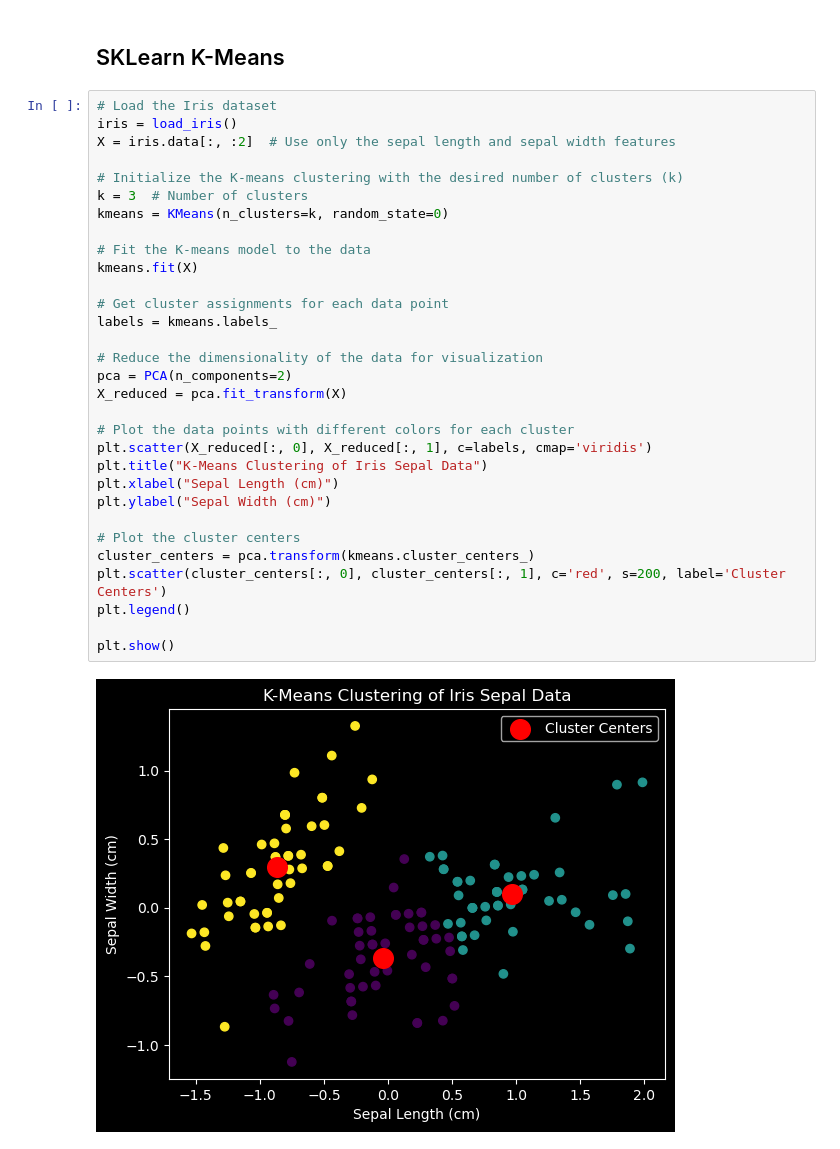
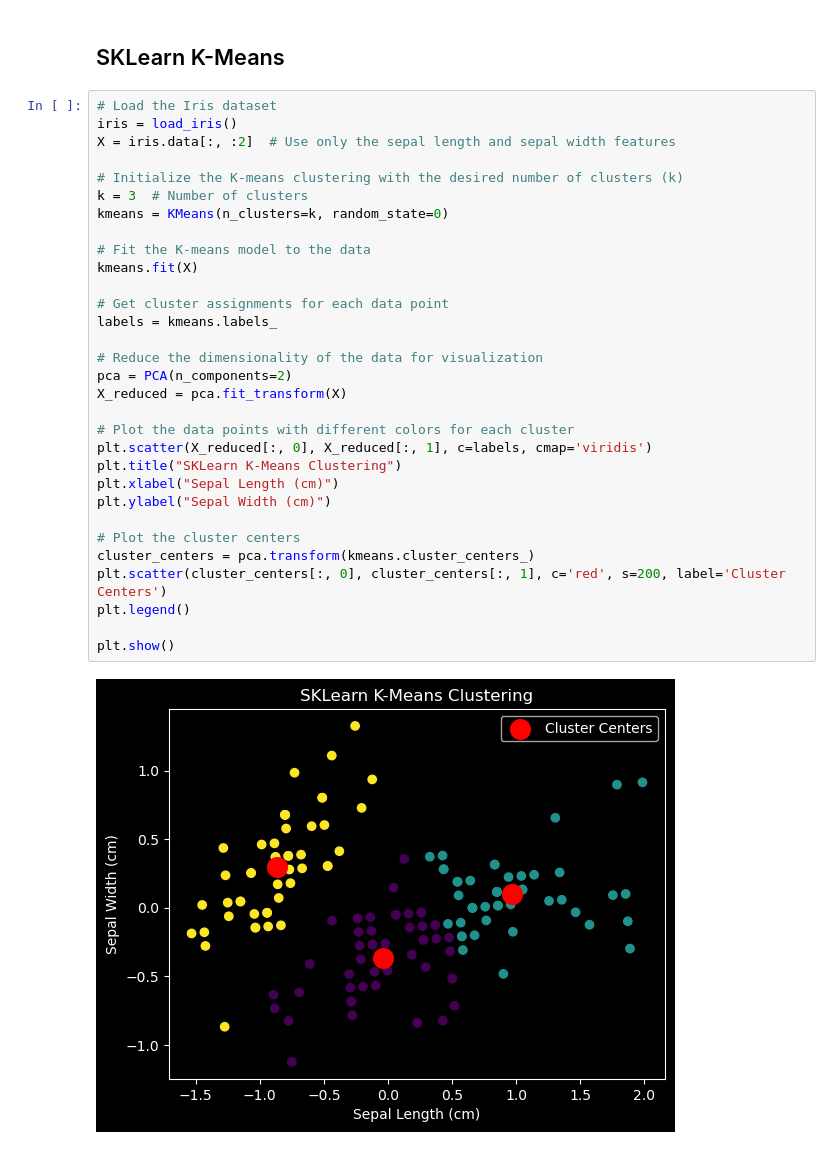
Before and after one commit to Pyrole-2002/project-7-incremental-clustering, a Jupyter notebook: sequential_k-means.ipynb, the cells around one changed output. Drawn from its saved outputs; the diff is of its cells as text.

```diff
--- a/sequential_k-means.ipynb
+++ b/sequential_k-means.ipynb
@@ -82,32 +84,32 @@ online_kmeans.plot_clusters(iris_data)
 # Load the Iris dataset
 iris = load_iris()
 X = iris.data[:, :2]  # Use only the sepal length and sepal width features
 
 # Initialize the K-means clustering with the desired number of clusters (k)
 k = 3  # Number of clusters
 kmeans = KMeans(n_clusters=k, random_state=0)
 
 # Fit the K-means model to the data
 kmeans.fit(X)
 
 # Get cluster assignments for each data point
 labels = kmeans.labels_
 
 # Reduce the dimensionality of the data for visualization
 pca = PCA(n_components=2)
 X_reduced = pca.fit_transform(X)
 
 # Plot the data points with different colors for each cluster
 plt.scatter(X_reduced[:, 0], X_reduced[:, 1], c=labels, cmap='viridis')
-plt.title("K-Means Clustering of Iris Sepal Data")
+plt.title("SKLearn K-Means Clustering")
 plt.xlabel("Sepal Length (cm)")
 plt.ylabel("Sepal Width (cm)")
 
 # Plot the cluster centers
 cluster_centers = pca.transform(kmeans.cluster_centers_)
 plt.scatter(cluster_centers[:, 0], cluster_centers[:, 1], c='red', s=200, label='Cluster Centers')
 plt.legend()
 
 plt.show()
 # %% [output]
-[figure, old version]
+[figure, new version]
```
Also changed, not shown: parts of 3 cells of this notebook, 4 other files.
